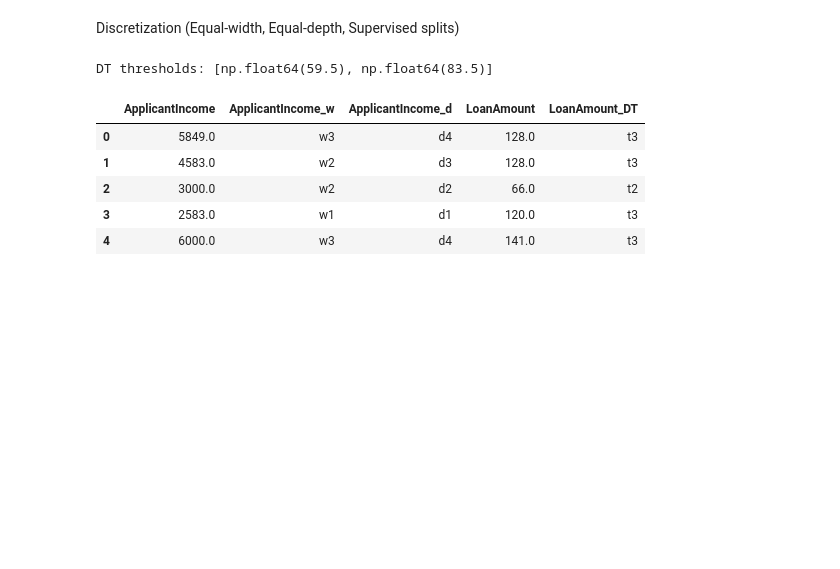
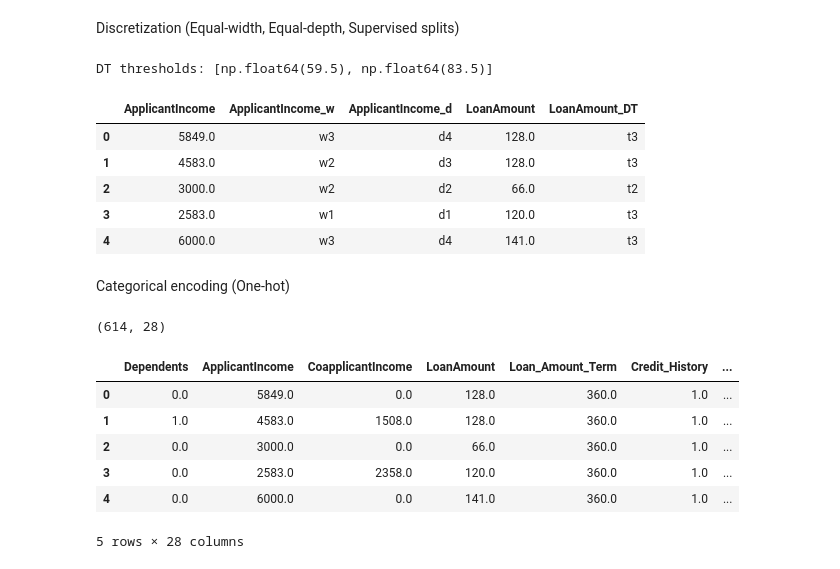
Before and after one commit to pulindu-seniya-silva/FDM_data_preprocessing_task, a Jupyter notebook: FDM_Data_preprocess_task.ipynb, the cells around one changed output. Cells and saved outputs as stored; diff of their text form; code cells hidden in the pictures; blank space fills up the shorter version.

```diff
--- a/FDM_Data_preprocess_task.ipynb
+++ b/FDM_Data_preprocess_task.ipynb
@@ -219,3 +219,29 @@ DT thresholds: [np.float64(59.5), np.float64(83.5)]
 | 2 | 3000.0 | w2 | d2 | 66.0 | t2 |
 | 3 | 2583.0 | w1 | d1 | 120.0 | t3 |
 | 4 | 6000.0 | w3 | d4 | 141.0 | t3 |
+# %% [markdown]
+Categorical encoding (One-hot)
+# %%
+df_model = disc.copy()
+
+# Drop pure identifiers
+if "Loan_ID" in df_model.columns:
+    df_model = df_model.drop(columns=["Loan_ID"])
+
+target = "Loan_Status" if "Loan_Status" in df_model.columns else None
+cat_cols = df_model.select_dtypes(include="object").columns.tolist()
+if target in cat_cols:
+    cat_cols.remove(target)
+
+df_encoded = pd.get_dummies(df_model, columns=cat_cols, drop_first=True)
+print(df_encoded.shape)
+df_encoded.head()
+# %% [output]
+(614, 28)
+|  | Dependents | ApplicantIncome | CoapplicantIncome | LoanAmount | Loan_Amount_Term | Credit_History | ... |
+| 0 | 0.0 | 5849.0 | 0.0 | 128.0 | 360.0 | 1.0 | ... |
+| 1 | 1.0 | 4583.0 | 1508.0 | 128.0 | 360.0 | 1.0 | ... |
+| 2 | 0.0 | 3000.0 | 0.0 | 66.0 | 360.0 | 1.0 | ... |
+| 3 | 0.0 | 2583.0 | 2358.0 | 120.0 | 360.0 | 1.0 | ... |
+| 4 | 0.0 | 6000.0 | 0.0 | 141.0 | 360.0 | 1.0 | ... |
+5 rows × 28 columns
```
Also changed, not shown: parts of 2 cells of this notebook.
